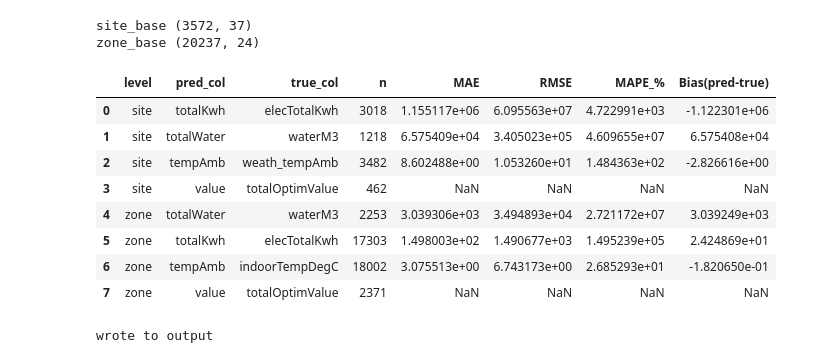
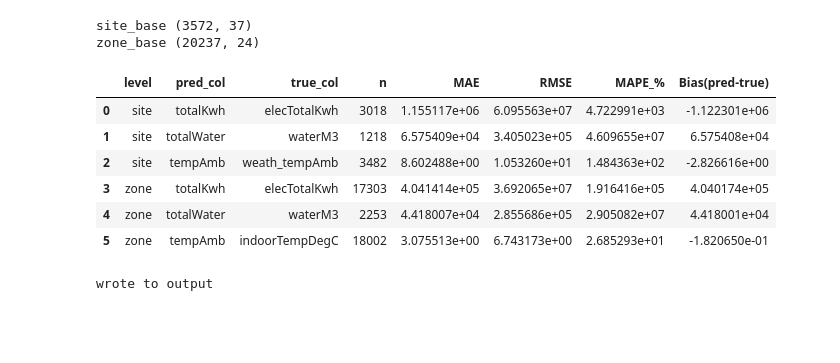
Before and after one commit to PurpleShad0w/CR-System, a Jupyter notebook: Sujet II/analyse.ipynb, the cells around one changed output. Drawn from its saved outputs; the diff is of its cells as text; code cells hidden in the pictures; blank space fills up the shorter version.

Commit message:
Removed columns that weren't actually predictions and potentially fixed some corrective behaviour

```diff
--- a/Sujet II/analyse.ipynb
+++ b/Sujet II/analyse.ipynb
@@ -92,17 +92,31 @@ ZERO_OR_NEG_IS_MISSING = {
     'elecTotalKwh': True,
     'totalKwh': True,
     'waterM3': True,
-    'totalWater': True,
-    'totalOptimValue': True,
-    'value': True
+    'totalWater': True
 }
 
-UNIT_FIX_RULES = {
+UNIT_FIX_RULES_FALLBACK = {
     'elecTotalKwh': [1000, 1_000_000],
     'totalKwh': [1000, 1_000_000],
     'waterM3': [1000],
     'totalWater': [1000]
 }
+
+UNIT_FIX_PRED = {
+    'site': {
+        'elecTotalKwh': 'totalKwh',
+        'waterM3': 'totalWater'
+    },
+    'zone': {
+        'elecTotalKwh': 'totalKwh',
+        'waterM3': 'totalWater'
+    }
+}
+
+UNIT_FIX_CANDIDATES = [1000, 1_000_000]
+UNIT_FIX_TOL = 3.0
+UNIT_FIX_MIN_PAIRS = 20
+UNIT_FIX_MIN_PROP = 0.6
 
 CUMUL_SPIKE = {
     'min_missing_run': 3,
@@ -112,10 +126,10 @@ CUMUL_SPIKE = {
     'max_spread_days': 370
 }
 
-MEASURE_COLS_SITEHIST = [c for c in ['elecTotalKwh', 'waterM3', 'totalOptimValue', 'elecCvcKwh', 'elecBveKwh', 'elecLightingKwh', 'elecForceKwh', 'elecAggregatedKwh'] if c in sitehist.columns]
-MEASURE_COLS_ZONEHIST = [c for c in ['elecTotalKwh', 'waterM3', 'totalOptimValue', 'elecCvcKwh', 'elecBveKwh', 'elecLightingKwh', 'elecForceKwh', 'elecAggregatedKwh', 'indoorTempDegC'] if c in zonehist.columns]
-MEASURE_COLS_SITEPRED = [c for c in ['totalKwh', 'totalWater', 'value', 'tempAmb'] if c in sitepred.columns]
-MEASURE_COLS_ZONEPRED = [c for c in ['totalKwh', 'totalWater', 'value', 'tempAmb'] if c in zonepred.columns]
+MEASURE_COLS_SITEHIST = [c for c in ['elecTotalKwh', 'waterM3', 'elecCvcKwh', 'elecBveKwh', 'elecLightingKwh', 'elecForceKwh', 'elecAggregatedKwh'] if c in sitehist.columns]
+MEASURE_COLS_ZONEHIST = [c for c in ['elecTotalKwh', 'waterM3', 'elecCvcKwh', 'elecBveKwh', 'elecLightingKwh', 'elecForceKwh', 'elecAggregatedKwh', 'indoorTempDegC'] if c in zonehist.columns]
+MEASURE_COLS_SITEPRED = [c for c in ['totalKwh', 'totalWater', 'tempAmb'] if c in sitepred.columns]
+MEASURE_COLS_ZONEPRED = [c for c in ['totalKwh', 'totalWater', 'tempAmb'] if c in zonepred.columns]
 
 print('measure cols sitehist', MEASURE_COLS_SITEHIST)
 # %% [output]
@@ -359,7 +473,7 @@ clean logs {'zonehist_unit_elecTotalKwh': 52, 'zonehist_unit_waterM3': 4, 'zonep
 
 GAPS = []
 if set(['siteId', 'date']).issubset(sitehist.columns):
-    for col in [c for c in MEASURE_COLS_SITEHIST if c in ('elecTotalKwh', 'waterM3')]:
+    for col in [c for c in ['elecTotalKwh', 'waterM3'] if c in sitehist.columns]:
         g = find_long_gaps(sitehist, 'siteId', 'date', col, min_gap_days=30)
         if len(g):
             GAPS.append(g)
@@ -465,15 +579,13 @@ def summarize_by_group(df, y_true_col, y_pred_col, group_cols):
 SITE_MAP = {
     'totalKwh': ('elecTotalKwh', 'site'),
     'totalWater': ('waterM3', 'site'),
-    'tempAmb': ('weath_tempAmb', 'site'),
-    'value': ('totalOptimValue', 'site')
+    'tempAmb': ('weath_tempAmb', 'site')
 }
 
 ZONE_MAP = {
     'totalKwh': ('elecTotalKwh', 'zone'),
     'totalWater': ('waterM3', 'zone'),
-    'tempAmb': ('indoorTempDegC', 'zone'),
-    'value': ('totalOptimValue', 'zone')
+    'tempAmb': ('indoorTempDegC', 'zone')
 }
 
 SITE_MAP = {k: v for k, v in SITE_MAP.items() if k in site_base.columns and v[0] in site_base.columns}
@@ -486,38 +598,36 @@ for pred_col, (true_col, _) in SITE_MAP.items():
     g = g[['siteId', 'date', pred_col, true_col]].copy()
     d = metrics_row(g, true_col, pred_col)
     site_results.append({'level': 'site', 'pred_col': pred_col, 'true_col': true_col, **d})
     by = summarize_by_group(g, true_col, pred_col, ['siteId'])
     by.insert(0, 'pred_col', pred_col)
     by.insert(1, 'true_col', true_col)
     site_by_site[pred_col] = by.sort_values('RMSE', ascending=False)
 
 zone_results = []
 zone_by_zone = {}
 for pred_col, (true_col, _) in ZONE_MAP.items():
     g = zone_base.dropna(subset=['siteId', 'zoneId', 'date'])
     g = g[['siteId', 'zoneId', 'date', pred_col, true_col]].copy()
     d = metrics_row(g, true_col, pred_col)
     zone_results.append({'level': 'zone', 'pred_col': pred_col, 'true_col': true_col, **d})
     by = summarize_by_group(g, true_col, pred_col, ['siteId', 'zoneId'])
     by.insert(0, 'pred_col', pred_col)
     by.insert(1, 'true_col', true_col)
     zone_by_zone[pred_col] = by.sort_values('RMSE', ascending=False)
 
 site_results = pd.DataFrame(site_results).sort_values('RMSE', ascending=False)
 zone_results = pd.DataFrame(zone_results).sort_values('RMSE', ascending=False)
 summary = pd.concat([site_results, zone_results], ignore_index=True)
 
 display(summary)
 # %% [output]
 |  | level | pred_col | true_col | n | MAE | RMSE | MAPE_% | Bias(pred-true) |
 | 0 | site | totalKwh | elecTotalKwh | 3018 | 1.155117e+06 | 6.095563e+07 | 4.722991e+03 | -1.122301e+06 |
 | 1 | site | totalWater | waterM3 | 1218 | 6.575409e+04 | 3.405023e+05 | 4.609655e+07 | 6.575408e+04 |
 | 2 | site | tempAmb | weath_tempAmb | 3482 | 8.602488e+00 | 1.053260e+01 | 1.484363e+02 | -2.826616e+00 |
-| 3 | site | value | totalOptimValue | 462 | NaN | NaN | NaN | NaN |
-| 4 | zone | totalWater | waterM3 | 2253 | 3.039306e+03 | 3.494893e+04 | 2.721172e+07 | 3.039249e+03 |
-| 5 | zone | totalKwh | elecTotalKwh | 17303 | 1.498003e+02 | 1.490677e+03 | 1.495239e+05 | 2.424869e+01 |
-| 6 | zone | tempAmb | indoorTempDegC | 18002 | 3.075513e+00 | 6.743173e+00 | 2.685293e+01 | -1.820650e-01 |
-| 7 | zone | value | totalOptimValue | 2371 | NaN | NaN | NaN | NaN |
+| 3 | zone | totalKwh | elecTotalKwh | 17303 | 4.041414e+05 | 3.692065e+07 | 1.916416e+05 | 4.040174e+05 |
+| 4 | zone | totalWater | waterM3 | 2253 | 4.418007e+04 | 2.855686e+05 | 2.905082e+07 | 4.418001e+04 |
+| 5 | zone | tempAmb | indoorTempDegC | 18002 | 3.075513e+00 | 6.743173e+00 | 2.685293e+01 | -1.820650e-01 |
 # %%
 
 summary.to_csv(OUT_DIR / 'metrics_summary_all_metrics_cleaned.csv', index=False)
```
Also changed, not shown: parts of 10 cells of this notebook.
